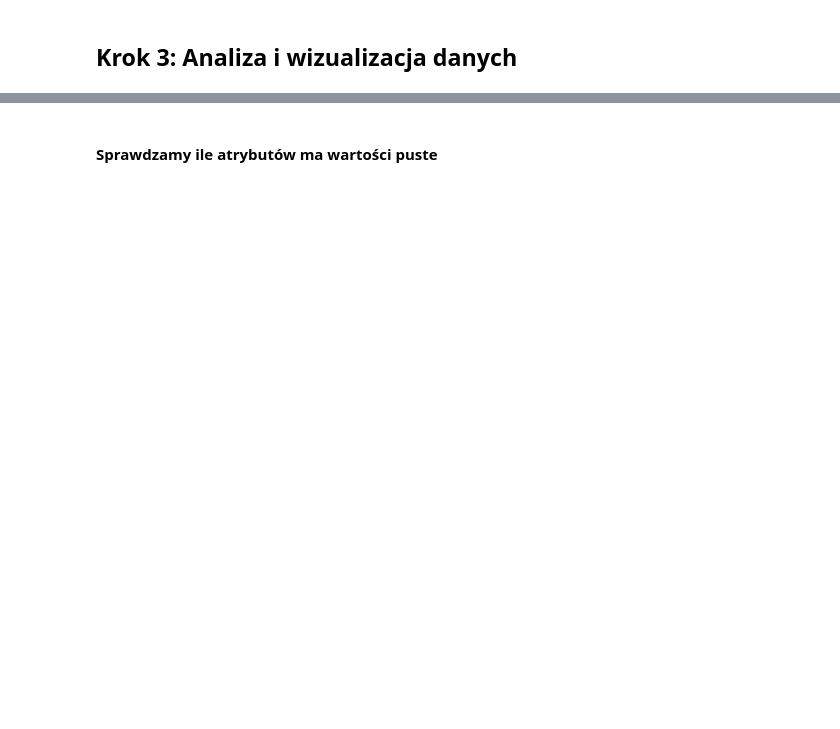
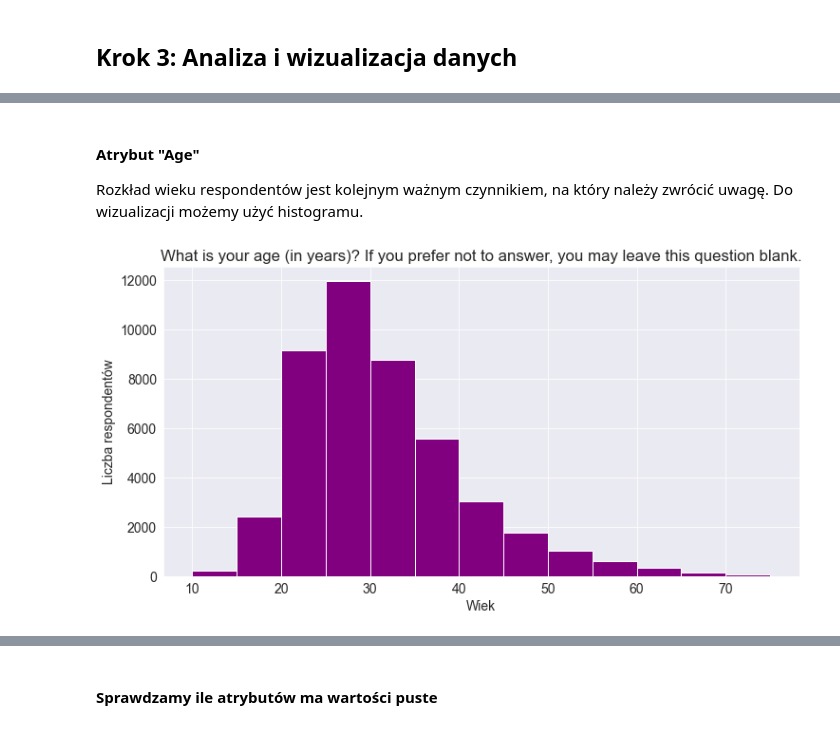
Before and after one commit to Tahimari/siwb_lab_4, a Jupyter notebook: stackoverflow_survey_data_analysis.ipynb, the cells around one changed output, grey strips where cells are left out. Cells and saved outputs as stored; diff of their text form; code cells hidden in the pictures; blank space fills up the shorter version.

```diff
--- a/stackoverflow_survey_data_analysis.ipynb
+++ b/stackoverflow_survey_data_analysis.ipynb
@@ -324,0 +371,12 @@ data.sample(10)
+# %% [markdown]
+#### Atrybut "Age"
+Rozkład wieku respondentów jest kolejnym ważnym czynnikiem, na który należy zwrócić uwagę. Do wizualizacji możemy użyć histogramu.
+# %%
+plt.figure(figsize=(12, 6))
+plt.title(schema['Age'])
+plt.xlabel('Wiek')
+plt.ylabel('Liczba respondentów')
+
+plt.hist(data['Age'], bins=np.arange(10,80,5), color='purple');
+# %% [output]
+[figure, added]
```
Also changed, not shown: parts of 30 cells of this notebook.
